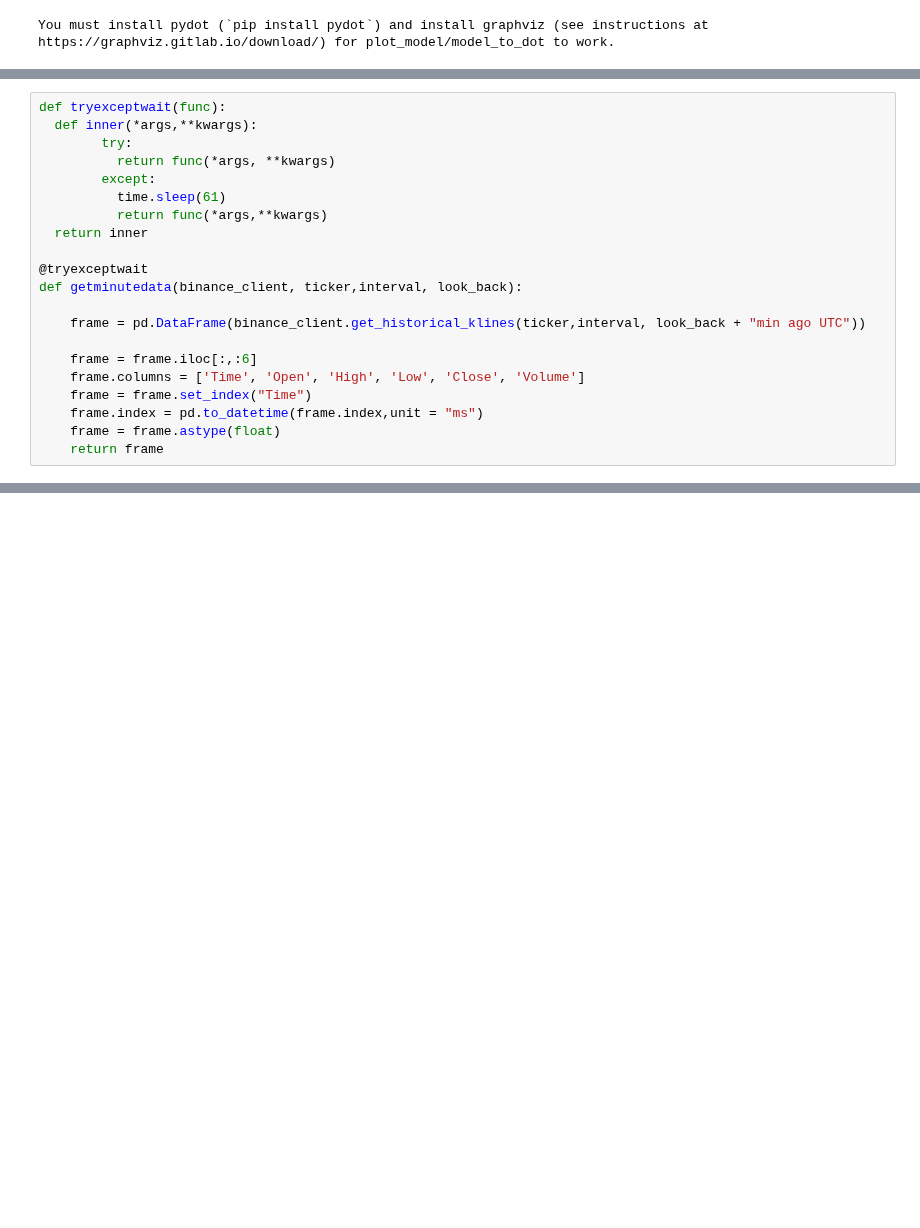
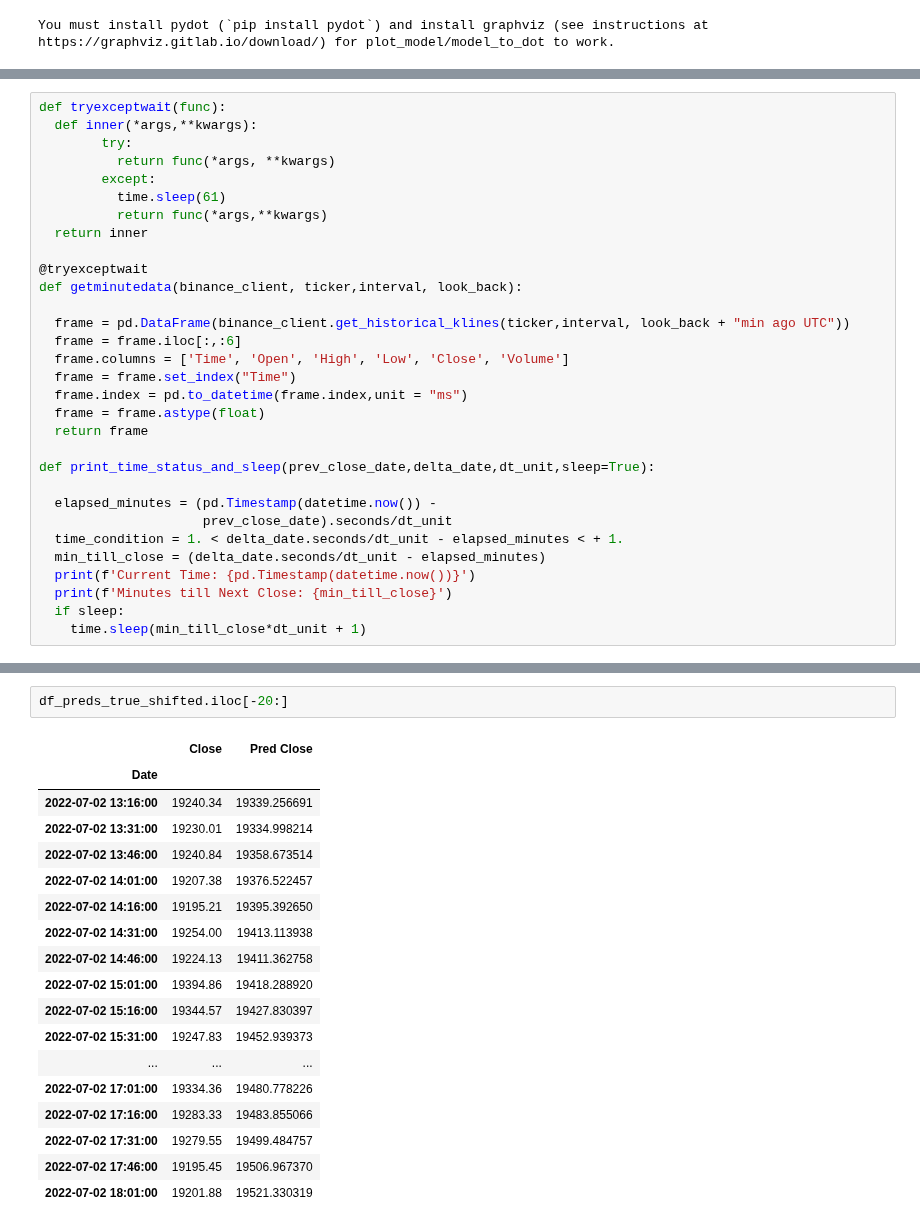
Before and after one commit to gabriele16/sats4u, a Jupyter notebook: colab/LSTM-CNN-BitCoin-Test-Trade.ipynb, the cells around one changed output, grey strips where cells are left out. Drawn from its saved outputs; the diff is of its cells as text; blank space fills up the shorter version.

```diff
--- a/colab/LSTM-CNN-BitCoin-Test-Trade.ipynb
+++ b/colab/LSTM-CNN-BitCoin-Test-Trade.ipynb
@@ -216,11 +216,21 @@ def tryexceptwait(func):
 @tryexceptwait
 def getminutedata(binance_client, ticker,interval, look_back):
 
-    frame = pd.DataFrame(binance_client.get_historical_klines(ticker,interval, look_back + "min ago UTC"))
+  frame = pd.DataFrame(binance_client.get_historical_klines(ticker,interval, look_back + "min ago UTC"))
+  frame = frame.iloc[:,:6]
+  frame.columns = ['Time', 'Open', 'High', 'Low', 'Close', 'Volume']
+  frame = frame.set_index("Time")
+  frame.index = pd.to_datetime(frame.index,unit = "ms")
+  frame = frame.astype(float)
+  return frame
 
-    frame = frame.iloc[:,:6]
-    frame.columns = ['Time', 'Open', 'High', 'Low', 'Close', 'Volume']
-    frame = frame.set_index("Time")
-    frame.index = pd.to_datetime(frame.index,unit = "ms")
-    frame = frame.astype(float)
-    return frame
+def print_time_status_and_sleep(prev_close_date,delta_date,dt_unit,sleep=True):
+
+  elapsed_minutes = (pd.Timestamp(datetime.now()) -
+                     prev_close_date).seconds/dt_unit
+  time_condition = 1. < delta_date.seconds/dt_unit - elapsed_minutes < + 1.
+  min_till_close = (delta_date.seconds/dt_unit - elapsed_minutes)
+  print(f'Current Time: {pd.Timestamp(datetime.now())}')
+  print(f'Minutes till Next Close: {min_till_close}')
+  if sleep:
+    time.sleep(min_till_close*dt_unit + 1)
@@ -372,0 +408,21 @@ df_preds_true
+# %%
+df_preds_true_shifted.iloc[-20:]
+# %% [output]
+|  | Close | Pred Close |
+| Date |  |  |
+| 2022-07-02 13:16:00 | 19240.34 | 19339.256691 |
+| 2022-07-02 13:31:00 | 19230.01 | 19334.998214 |
+| 2022-07-02 13:46:00 | 19240.84 | 19358.673514 |
+| 2022-07-02 14:01:00 | 19207.38 | 19376.522457 |
+| 2022-07-02 14:16:00 | 19195.21 | 19395.392650 |
+| 2022-07-02 14:31:00 | 19254.00 | 19413.113938 |
+| 2022-07-02 14:46:00 | 19224.13 | 19411.362758 |
+| 2022-07-02 15:01:00 | 19394.86 | 19418.288920 |
+| 2022-07-02 15:16:00 | 19344.57 | 19427.830397 |
+| 2022-07-02 15:31:00 | 19247.83 | 19452.939373 |
+| ... | ... | ... |
+| 2022-07-02 17:01:00 | 19334.36 | 19480.778226 |
+| 2022-07-02 17:16:00 | 19283.33 | 19483.855066 |
+| 2022-07-02 17:31:00 | 19279.55 | 19499.484757 |
+| 2022-07-02 17:46:00 | 19195.45 | 19506.967370 |
+| 2022-07-02 18:01:00 | 19201.88 | 19521.330319 |
```
Also changed, not shown: parts of 13 cells of this notebook, 1 other file.
